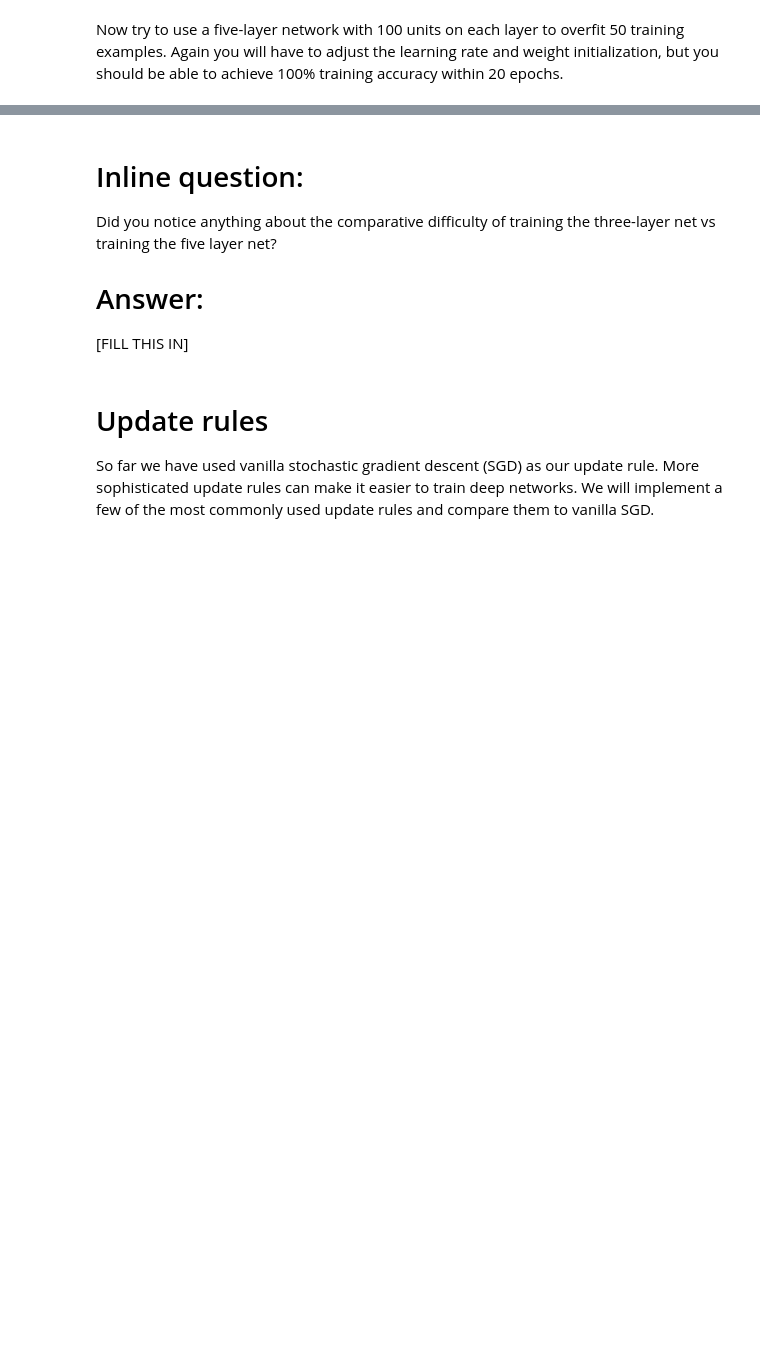
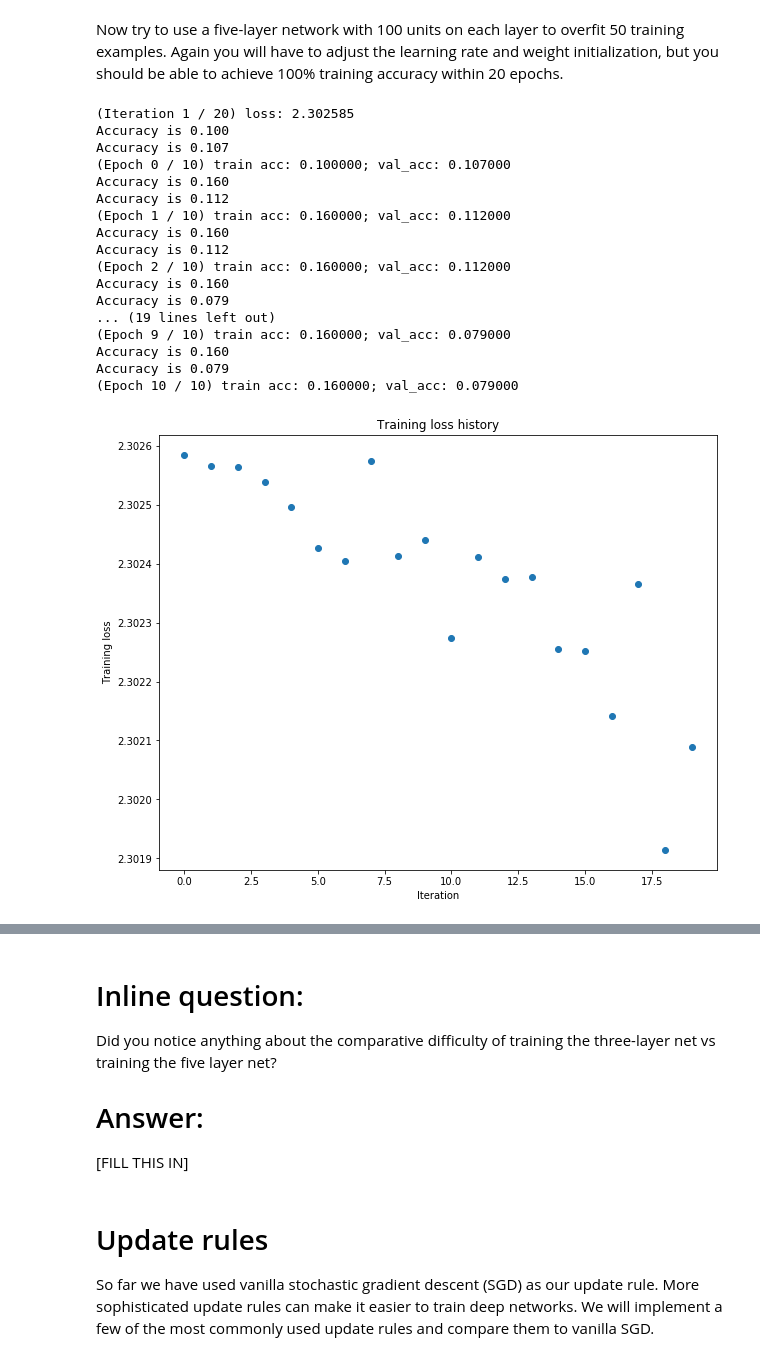
Before and after one commit to PhySci/cs231, a Jupyter notebook: assignment2/FullyConnectedNets.ipynb, the cells around one changed output, grey strips where cells are left out. Drawn from its saved outputs; the diff is of its cells as text; code cells hidden in the pictures; blank space fills up the shorter version.

```diff
--- a/assignment2/FullyConnectedNets.ipynb
+++ b/assignment2/FullyConnectedNets.ipynb
@@ -485,29 +525,47 @@ Now try to use a five-layer network with 100 units on each layer to overfit 50 t
 # %%
 # TODO: Use a five-layer Net to overfit 50 training examples.
 
 num_train = 50
 small_data = {
   'X_train': data['X_train'][:num_train],
   'y_train': data['y_train'][:num_train],
   'X_val': data['X_val'],
   'y_val': data['y_val'],
 }
 
 learning_rate = 1e-3
 weight_scale = 1e-5
 model = FullyConnectedNet([100, 100, 100, 100],
                 weight_scale=weight_scale, dtype=np.float64)
-solver = Solver(model, small_data,
-                print_every=10, num_epochs=20, batch_size=25,
-                update_rule='sgd',
+solver = Solver(model, small_data, print_every=10, num_epochs=10,
+                batch_size=25, update_rule='sgd',
                 optim_config={
                   'learning_rate': learning_rate,
                 }
          )
 solver.train()
 
 plt.plot(solver.loss_history, 'o')
 plt.title('Training loss history')
 plt.xlabel('Iteration')
 plt.ylabel('Training loss')
 plt.show()
+# %% [output]
+(Iteration 1 / 20) loss: 2.302585
+Accuracy is 0.100
+Accuracy is 0.107
+(Epoch 0 / 10) train acc: 0.100000; val_acc: 0.107000
+Accuracy is 0.160
+Accuracy is 0.112
+(Epoch 1 / 10) train acc: 0.160000; val_acc: 0.112000
+Accuracy is 0.160
+Accuracy is 0.112
+(Epoch 2 / 10) train acc: 0.160000; val_acc: 0.112000
+Accuracy is 0.160
+Accuracy is 0.079
+... (19 lines left out)
+(Epoch 9 / 10) train acc: 0.160000; val_acc: 0.079000
+Accuracy is 0.160
+Accuracy is 0.079
+(Epoch 10 / 10) train acc: 0.160000; val_acc: 0.079000
+[figure, added]
```
Also changed, not shown: parts of 21 cells of this notebook, 6 other files.
